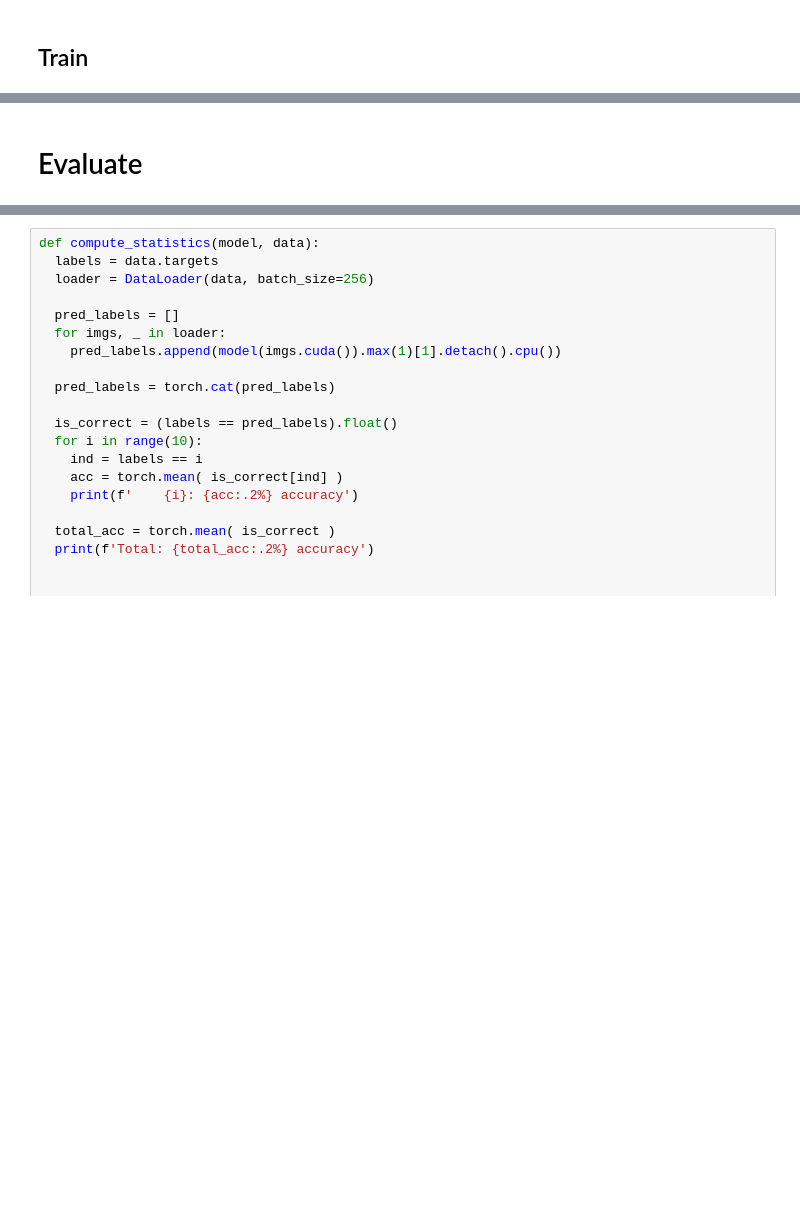
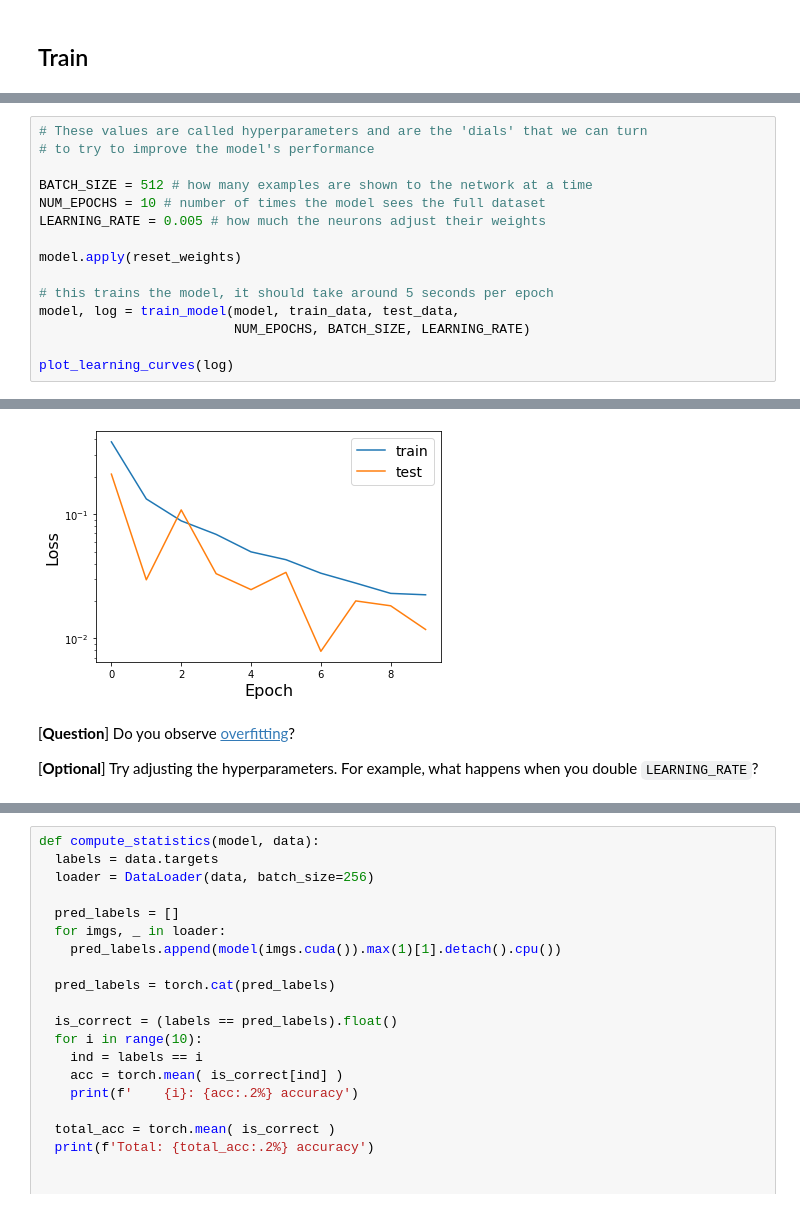
Before and after one commit to rsfwalters/NEU-OB-MLP, a Jupyter notebook: Digit_Classification_with_MNIST.ipynb, the cells around one changed output, grey strips where cells are left out. Drawn from its saved outputs; the diff is of its cells as text; blank space fills up the shorter version.

```diff
--- a/Digit_Classification_with_MNIST.ipynb
+++ b/Digit_Classification_with_MNIST.ipynb
@@ -185,2 +184,16 @@ Epoch 19: TRAIN LOSS=0.0095 | TEST LOSS=0.0001 | time=5.4 s
-# %% [markdown]
-# Evaluate
+# %%
+# These values are called hyperparameters and are the 'dials' that we can turn
+# to try to improve the model's performance
+
+BATCH_SIZE = 512 # how many examples are shown to the network at a time
+NUM_EPOCHS = 10 # number of times the model sees the full dataset
+LEARNING_RATE = 0.005 # how much the neurons adjust their weights
+
+model.apply(reset_weights)
+
+# this trains the model, it should take around 5 seconds per epoch
+model, log = train_model(model, train_data, test_data,
+                         NUM_EPOCHS, BATCH_SIZE, LEARNING_RATE)
+
+plot_learning_curves(log)
+# %% [output]
@@ -186,0 +210,5 @@ Epoch 19: TRAIN LOSS=0.0095 | TEST LOSS=0.0001 | time=5.4 s
+[figure, added]
+# %% [markdown]
+[__Question__] Do you observe [overfitting](https://www.ibm.com/cloud/learn/overfitting)?
+
+[__Optional__] Try adjusting the hyperparameters.  For example, what happens when you double `LEARNING_RATE`?
```
Also changed, not shown: parts of 24 cells of this notebook.
